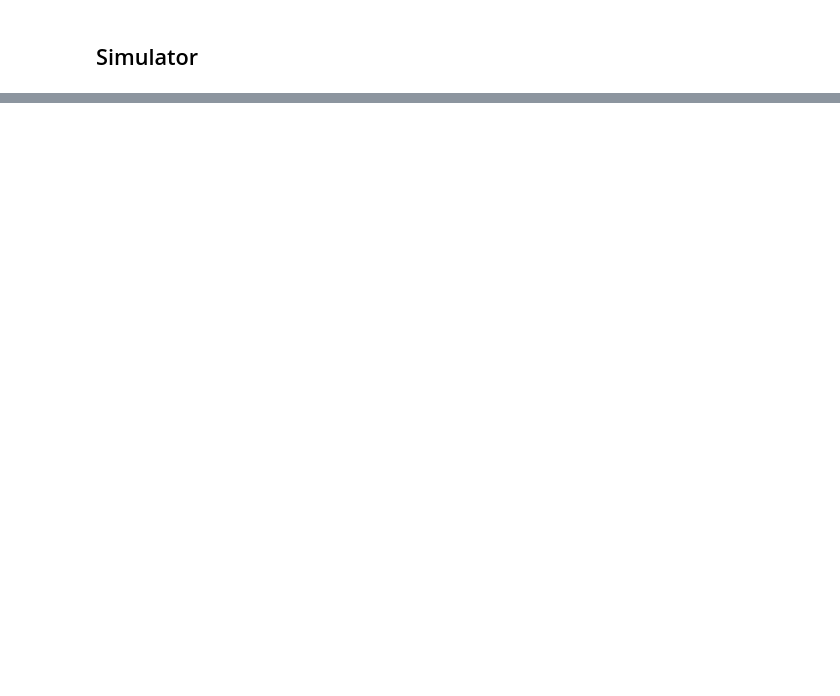
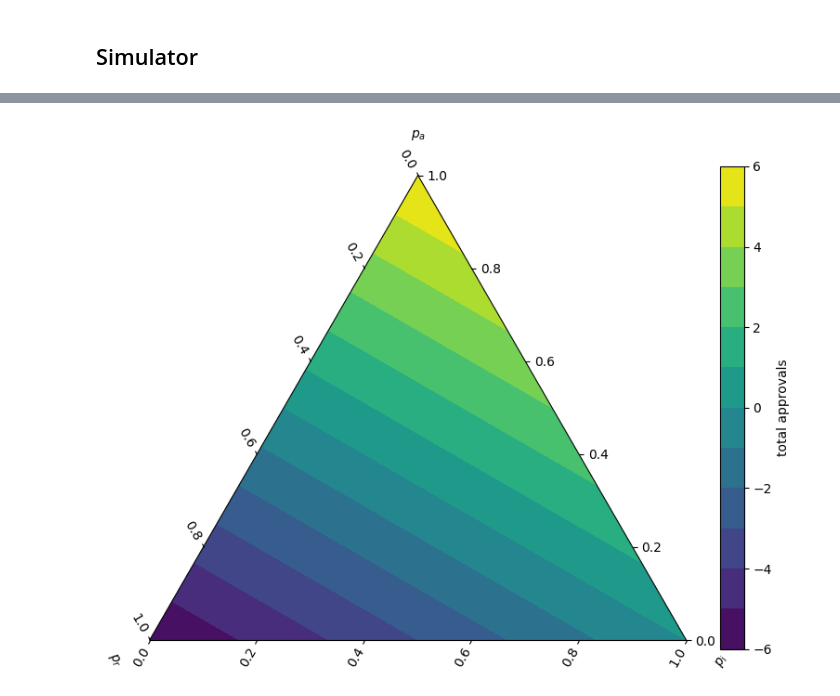
Before and after one commit to aidamanzano/tree-consensus-algoritms, a Jupyter notebook: simulations.ipynb, the cells around one changed output, grey strips where cells are left out. Saved outputs shown, nothing was run; the diff lists cells and outputs as text; code cells hidden in the pictures; blank space fills up the shorter version.

```diff
--- a/simulations.ipynb
+++ b/simulations.ipynb
@@ -148,0 +261,32 @@ plt.show()
+# %%
+import pandas as pd
+import matplotlib.pyplot as plt
+import mpltern
+
+# Loading CSV
+
+df = combined_df
+
+
+# Extract values
+a = combined_df["p_accept"].values
+b = combined_df["p_reject"].values
+c = combined_df["p_ignore"].values
+z = combined_df["responses_sum"].values
+
+# Plot
+fig = plt.figure(figsize=(8, 6))
+ax = fig.add_subplot(projection='ternary')
+
+t = ax.tricontourf(a, b, c, z, levels=12, cmap="viridis")
+
+ax.set_tlabel(r'$p_a$')
+ax.set_llabel(r'$p_r$')
+ax.set_rlabel(r'$p_i$')
+#ax.set_title("Ternary Contour Plot (responses_sum | valid_tree=True)")
+
+fig.colorbar(t, ax=ax, label="total approvals")
+plt.tight_layout()
+plt.show()
+# %% [output]
+[figure, added]
```
Also changed, not shown: parts of 8 cells of this notebook, 13 other files.
